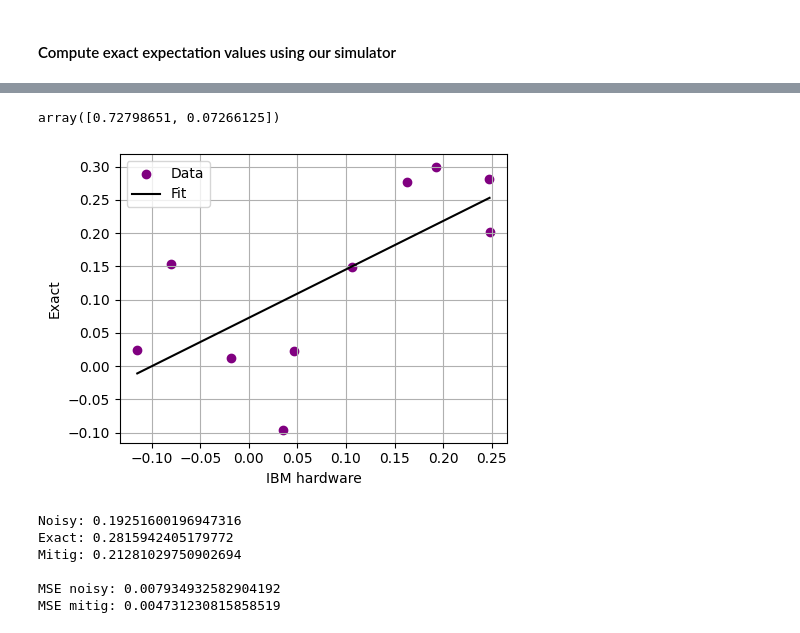
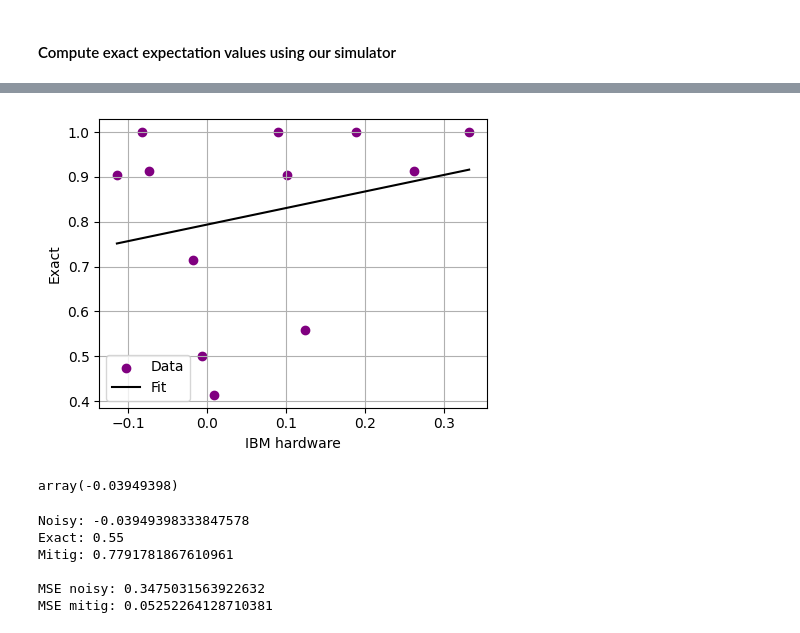
Before and after one commit to MatteoRobbiati/mpstab, a Jupyter notebook: examples/process_hardware_results.ipynb, the cells around one changed output, grey strips where cells are left out. Drawn from its saved outputs; the diff is of its cells as text; code cells hidden in the pictures.

```diff
--- a/examples/process_hardware_results.ipynb
+++ b/examples/process_hardware_results.ipynb
@@ -18,7 +19,7 @@ from tncdr.targets.ansatze import FloquetAnsatz, TranspiledAnsatz
 from tncdr.evolutors.models import HybridSurrogate
 # %%
 # Set Qibo backend, for a double check
-set_backend("numpy")
+set_backend("qibojit", platform="numba")
 
-path = "20q_5l"
+path = "21q_2l"
 # %% [output]
@@ -83,13 +109,11 @@ for i in range(500):
 # Construct Floquet inspired ansatz and related transpiled one
 floq_ansatz = FloquetAnsatz(
     nqubits=config["nqubits"],
-    nlayers=config["nlayers"],
+    nlayers=1,
     b=config["b"],
     theta=config["theta"],
+    target_qubit=int(config["nqubits"]/2)
 )
 
-print(len(floq_ansatz.circuit.get_parameters()))
-# Because it works with transpiled for now
-transpiled_ansatz = TranspiledAnsatz(original_circuit=floq_ansatz.circuit)
-print(len(transpiled_ansatz.circuit.get_parameters()))
+print(floq_ansatz.circuit.summary())
 # %% [output]
@@ -141,13 +160,15 @@ len(circuit_params)
 #### Compute exact expectation values using our simulator
 # %%
 exact_values = []
-for par in circuit_params[10:25]:
+for i, par in enumerate(circuit_params[10:20]):
     # Update Floquet ansatz
     floq_ansatz.circuit.set_parameters(par)
-    tran_ansatz = TranspiledAnsatz(original_circuit=floq_ansatz.circuit)
-    # Construct surrogate
-    hs = HybridSurrogate(tran_ansatz)
-    # Compute expectation value
-    exact_val = hs.expectation_from_partition(observable=obs, replacement_probability=0.)[0]
+    exact_val = ham.expectation(floq_ansatz.circuit().state())
     exact_values.append(exact_val)
-    print(f"Exact value for params {i+1}/15: {exact_val}")
+    # tran_ansatz = TranspiledAnsatz(original_circuit=floq_ansatz.circuit)
+    # # Construct surrogate
+    # hs = HybridSurrogate(tran_ansatz)
+    # # Compute expectation value
+    # exact_val = hs.expectation_from_partition(observable=obs, replacement_probability=0.)[0]
+    # exact_values.append(exact_val)
+    print(f"Exact value for params {i+1}/20: {exact_val}, while noisy value is: {values[i+1]}")
@@ -194,0 +198,4 @@ exact_values, values[1:]
+# %%
+sorted_indices = natural_sort_indices(len(values) - 1)
+print(sorted_indices)
+noisy_values = np.array(values[1:])[sorted_indices]
@@ -195,19 +228,25 @@ exact_values, values[1:]
 # %%
+indices = [0,1,2,3,4,6,7,8,9,10,11,12]
+
+noisy_values = np.array(noisy_values)[indices]
+exact_values = np.array(exact_values)[indices]
+
 # Adopt a linear map and fit the data
-popt, pcov = curve_fit(line, values[1:], exact_values)
+popt, pcov = curve_fit(line, noisy_values, exact_values)
+popt
+
+# Show the results in a plot
+plot_mitigation(exact_values, noisy_values, popt)
+# %% [output]
+[figure, added]
-# %%
-popt
-# %% [output]
-array([0.72798651, 0.07266125])
-# %%
-# Show the results in a plot
-plot_mitigation(exact_values, values[1:], popt)
-# %% [output]
-[figure, removed]
+# %%
+values[0]
+# %% [output]
+array(-0.03949398)
 # %%
 # Show the results in numbers
-noisy_value = values[5]
-exact_value = exact_values[5]
+noisy_value = values[0]
+exact_value = 0.55
 
 print(f"Noisy: {noisy_value}")
 print(f"Exact: {exact_value}")
@@ -215,9 +254,9 @@ print(f"Mitig: {line(noisy_value, *popt)}")
 print(f"\nMSE noisy: {(noisy_value-exact_value)**2}")
 print(f"MSE mitig: {(line(noisy_value, *popt)-exact_value)**2}")
 # %% [output]
-Noisy: 0.19251600196947316
-Exact: 0.2815942405179772
-Mitig: 0.21281029750902694
+Noisy: -0.03949398333847578
+Exact: 0.55
+Mitig: 0.7791781867610961
 
-MSE noisy: 0.007934932582904192
-MSE mitig: 0.004731230815858519
+MSE noisy: 0.3475031563922632
+MSE mitig: 0.05252264128710381
```
Also changed, not shown: parts of 20 cells of this notebook, 1 other file.
